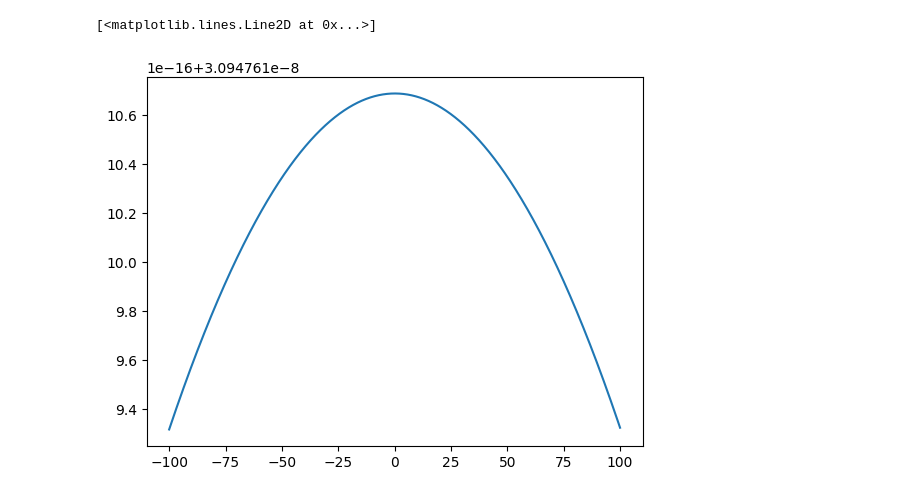
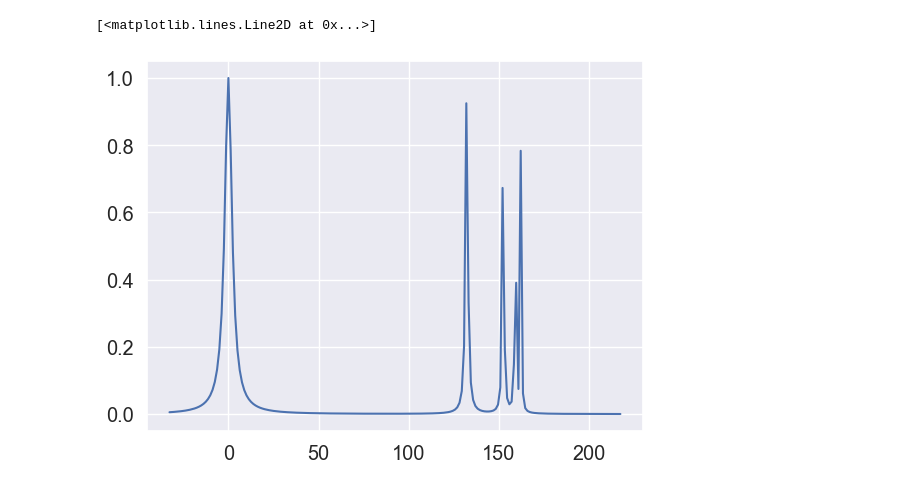
Before and after one commit to pmbraga/perovskite_excitons_mphil, a Jupyter notebook: absorption/absorption.ipynb, the cells around one changed output. Saved outputs shown, nothing was run; the diff lists cells and outputs as text; code cells hidden in the pictures.

Commit message:
correction to the fourier transform + initial plots

```diff
--- a/absorption/absorption.ipynb
+++ b/absorption/absorption.ipynb
@@ -72,0 +45,37 @@ def Absorption(energy_range, eigenvalues, eigenvectors, temp):
+# %%
+def FFT(mu, eigenvectors): # inverse fourier transform of the amplitude of the wavefunctions
+
+    C = A * dk / (2*np.pi)
+    integral = np.sum(eigenvectors[mu][-500:] * k_vals)
+
+    return (C * integral)**2
+
+def RadiativeRecom(mu, eigenvalues, eigenvectors): # Temperature independent radiactive recombination of eletrons
+
+    wavefunction = FFT(mu, eigenvectors)
+    C = (hbar**2 * Msigma**2) / (2 * m0**2 * veps0 * A * n * c0)
+
+    return C * wavefunction / eigenvalues[mu]
+
+def ExcitonDephase(mu, temp):
+
+    A = RadiativeRecom(mu, eigenvalues, eigenvectors) # RadiativeRecom(mu, eigenvalues=eigenvalues, eigenvectors=eigenvectors) * temp
+    B = 0.0067 / (np.exp(0.037/(kb*temp))-1)
+
+    return A + B
+# %%
+def Absorption(energy_range, eigenvalues, eigenvectors, temp):
+
+    alpha = []
+
+    for E in energy_range:
+        alphaMu = 0
+
+        for mu in range(len(eigenvalues)):
+            numerator = 2 * RadiativeRecom(mu, eigenvalues, eigenvectors) * ExcitonDephase(mu, temp)
+            denominator = (eigenvalues[mu] - E)**2 + (ExcitonDephase(mu, temp) + RadiativeRecom(mu, eigenvalues, eigenvectors))**2
+            alphaMu += numerator/denominator
+
+        alpha.append(alphaMu)
+        maxAlpha = max(alpha)
+    return alpha
@@ -73,8 +122,8 @@ def Absorption(energy_range, eigenvalues, eigenvectors, temp):
 # %%
-E = np.linspace(-100, 100, 10000)
-test = Absorption(energy_range=E, eigenvalues=eigenvalues, eigenvectors=eigenvectors)
+E = np.linspace(-0.05, 0.2, 200)
+test = Absorption(energy_range=E, eigenvalues=eigenvalues, eigenvectors=eigenvectors, temp=10)
 # %%
-plt.plot(E, test)
+plt.plot((E - eigenvalues[0])*(-1)*1000, test)
 # %% [output]
 [<matplotlib.lines.Line2D at 0x...>]
-[figure, old version]
+[figure, new version]
```
Also changed, not shown: parts of 9 cells of this notebook.
